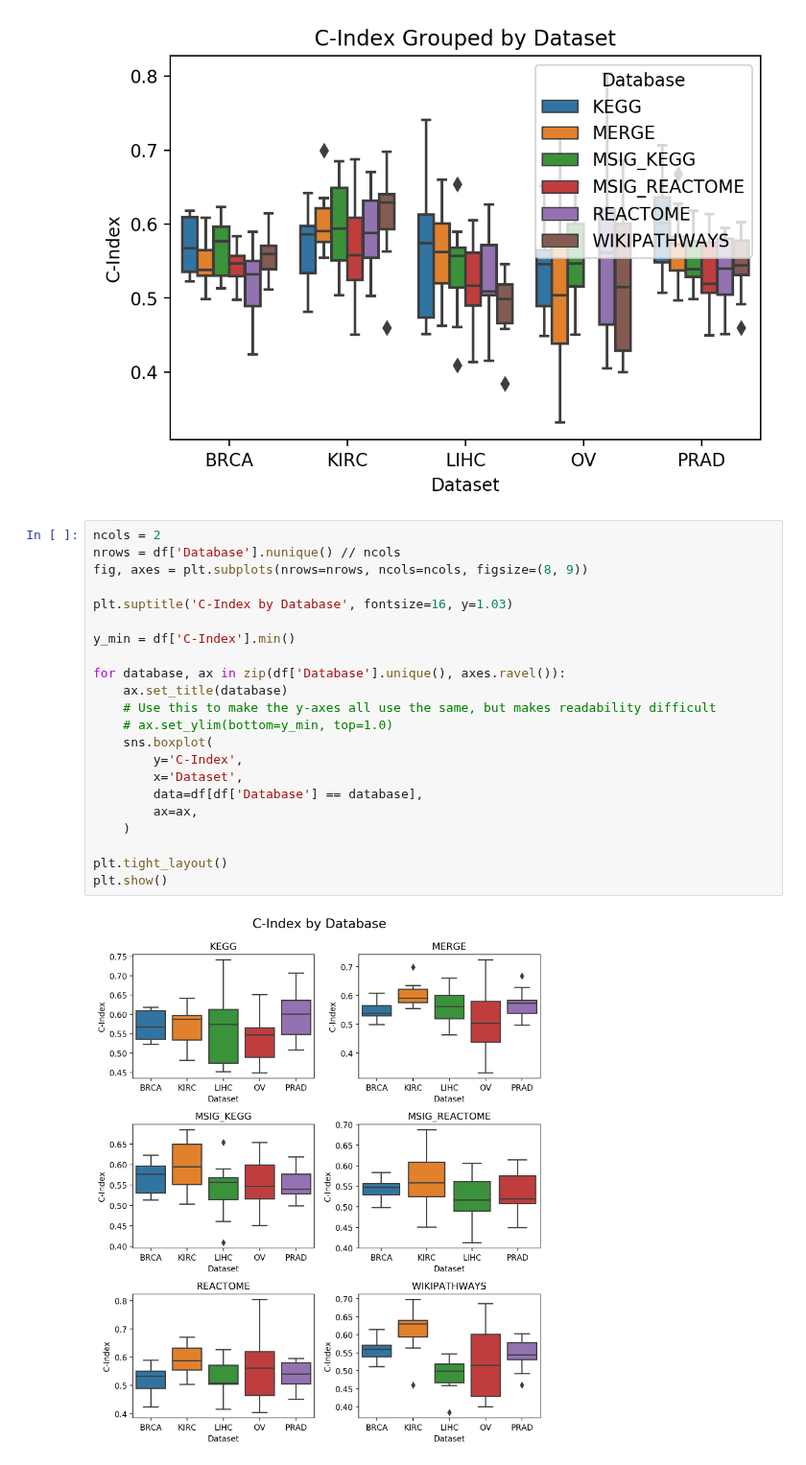
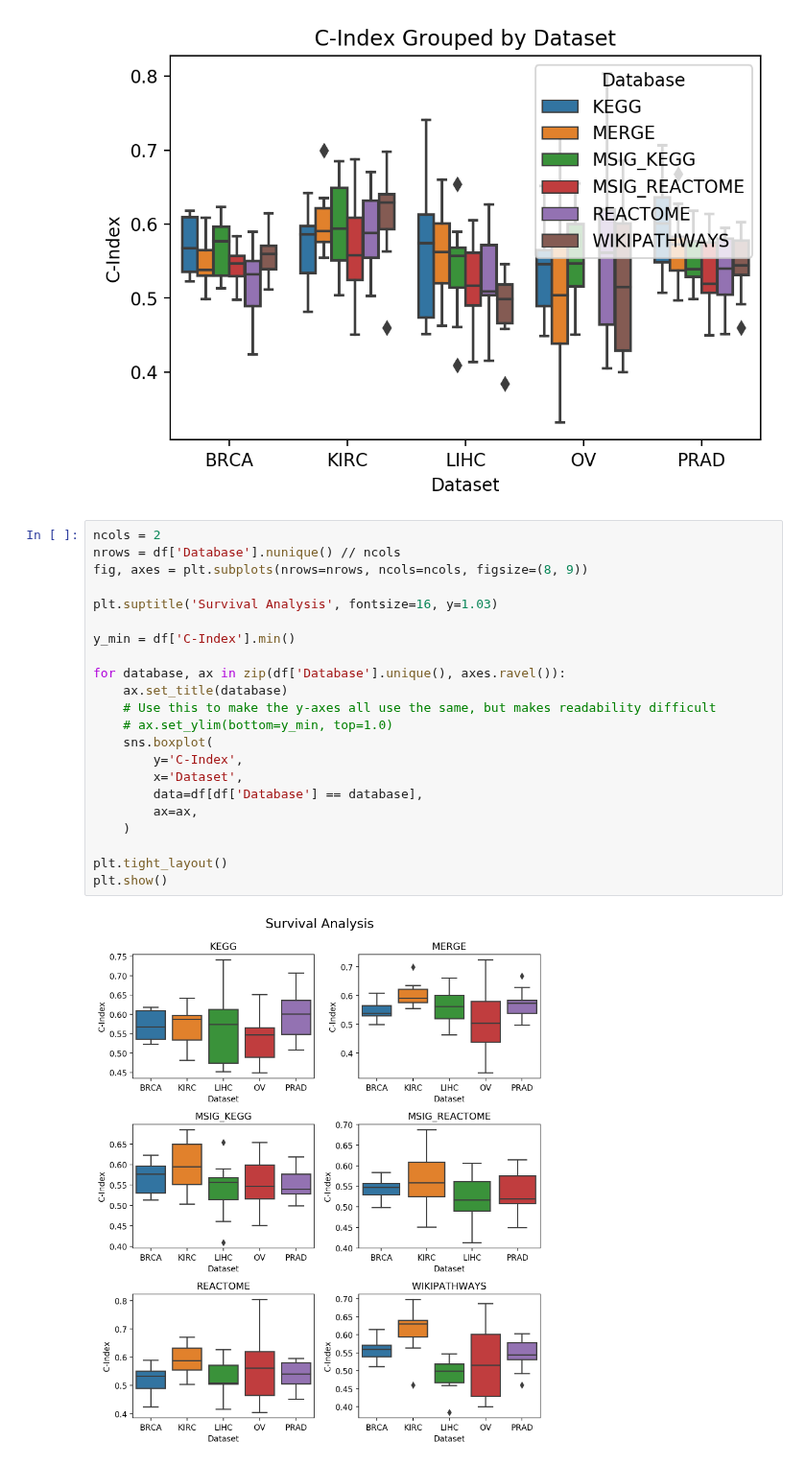
Before and after one commit to pathwayforte/results, a Jupyter notebook: notebooks/evaluation/Plot Evaluation of Survival Analysis.ipynb, the cells around one changed output. Shown at 96% size. Cells and saved outputs as stored; diff of their text form.

```diff
--- a/notebooks/evaluation/Plot Evaluation of Survival Analysis.ipynb
+++ b/notebooks/evaluation/Plot Evaluation of Survival Analysis.ipynb
@@ -65,27 +65,27 @@ plt.show()
 # %%
 ncols = 2
 nrows = df['Database'].nunique() // ncols
 fig, axes = plt.subplots(nrows=nrows, ncols=ncols, figsize=(8, 9))
 
-plt.suptitle('C-Index by Database', fontsize=16, y=1.03)
+plt.suptitle('Survival Analysis', fontsize=16, y=1.03)
 
 y_min = df['C-Index'].min()
 
 for database, ax in zip(df['Database'].unique(), axes.ravel()):
     ax.set_title(database)
     # Use this to make the y-axes all use the same, but makes readability difficult
     # ax.set_ylim(bottom=y_min, top=1.0)
     sns.boxplot(
         y='C-Index',
         x='Dataset',
         data=df[df['Database'] == database],
         ax=ax,
     )
 
 plt.tight_layout()
 plt.show()
 # %% [output]
-[figure, old version]
+[figure, new version]
 # %%
 ncols = 2
 nrows = df['Dataset'].nunique() // ncols
```
Also changed, not shown: parts of 4 cells of this notebook, 2 other files.
